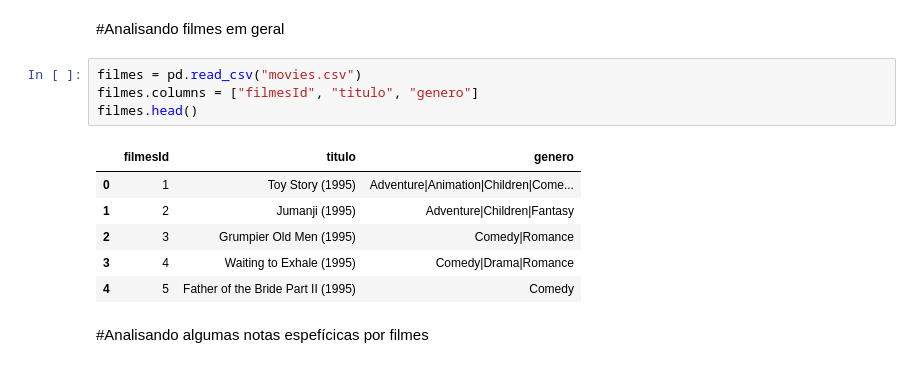
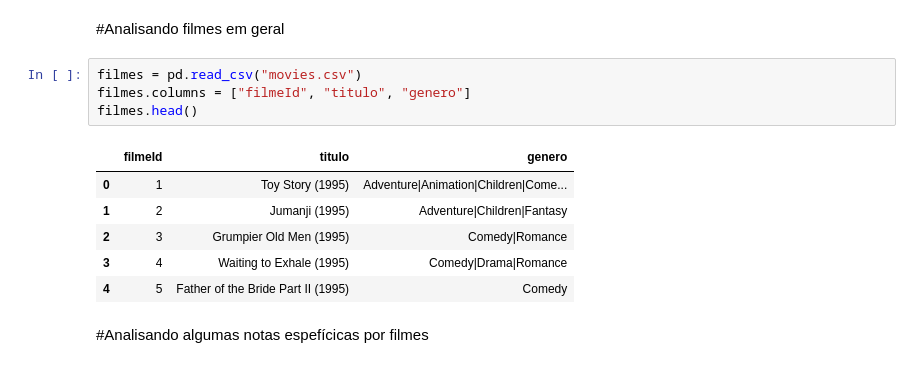
Before and after one commit to adrianycmc/introducaoADataScience, a Jupyter notebook: introdu_o_a_data_science.ipynb, the cells around one changed output. Saved outputs shown, nothing was run; the diff lists cells and outputs as text.

```diff
--- a/introdu_o_a_data_science.ipynb
+++ b/introdu_o_a_data_science.ipynb
@@ -89,10 +89,10 @@ Mediana 3.5
 #Analisando filmes em geral
 # %%
 filmes = pd.read_csv("movies.csv")
-filmes.columns = ["filmesId", "titulo", "genero"]
+filmes.columns = ["filmeId", "titulo", "genero"]
 filmes.head()
 # %% [output]
-|  | filmesId | titulo | genero |
+|  | filmeId | titulo | genero |
 | 0 | 1 | Toy Story (1995) | Adventure|Animation|Children|Come... |
 | 1 | 2 | Jumanji (1995) | Adventure|Children|Fantasy |
 | 2 | 3 | Grumpier Old Men (1995) | Comedy|Romance |
```
Also changed, not shown: parts of 13 cells of this notebook.
